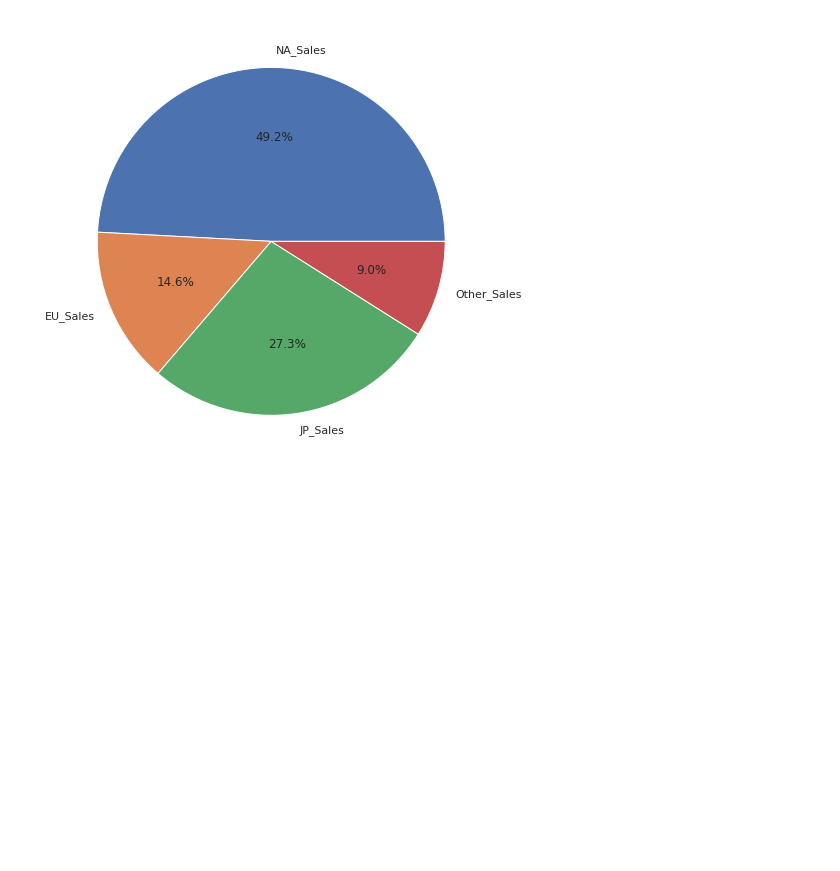
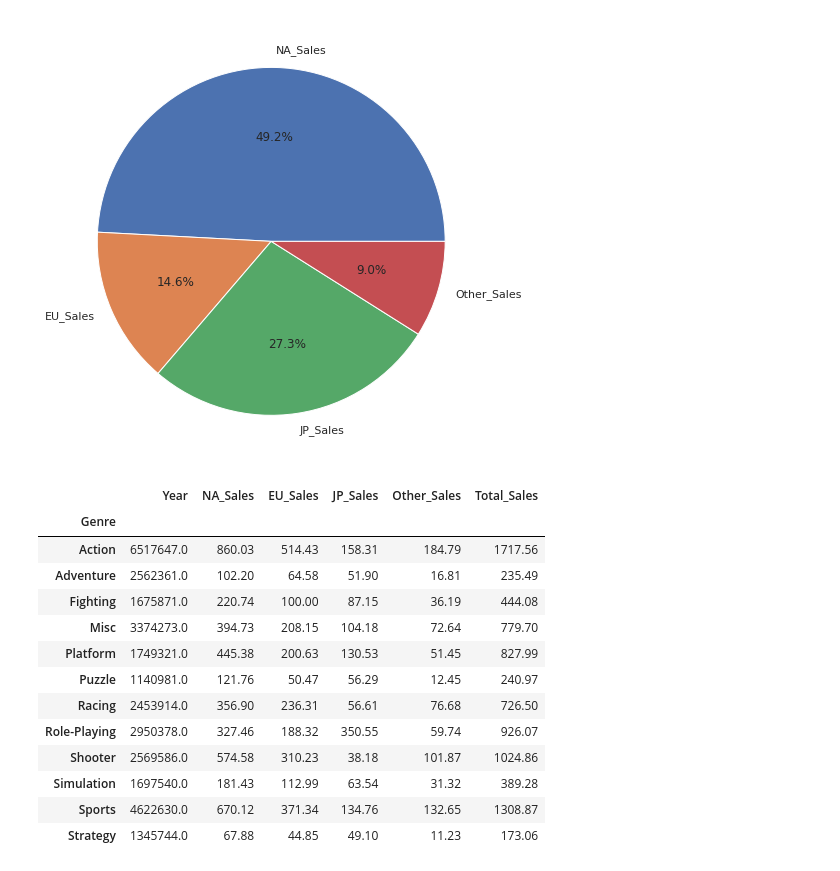
Before and after one commit to hsaurs/Projects, a Jupyter notebook: AI_06_유형석_Project1.ipynb, the cells around one changed output. Cells and saved outputs as stored; diff of their text form; code cells hidden in the pictures; blank space fills up the shorter version.

```diff
--- a/AI_06_유형석_Project1.ipynb
+++ b/AI_06_유형석_Project1.ipynb
@@ -226,0 +247,17 @@ plt.show
+# %%
+df1
+# %% [output]
+|  | Year | NA_Sales | EU_Sales | JP_Sales | Other_Sales | Total_Sales |
+| Genre |  |  |  |  |  |  |
+| Action | 6517647.0 | 860.03 | 514.43 | 158.31 | 184.79 | 1717.56 |
+| Adventure | 2562361.0 | 102.20 | 64.58 | 51.90 | 16.81 | 235.49 |
+| Fighting | 1675871.0 | 220.74 | 100.00 | 87.15 | 36.19 | 444.08 |
+| Misc | 3374273.0 | 394.73 | 208.15 | 104.18 | 72.64 | 779.70 |
+| Platform | 1749321.0 | 445.38 | 200.63 | 130.53 | 51.45 | 827.99 |
+| Puzzle | 1140981.0 | 121.76 | 50.47 | 56.29 | 12.45 | 240.97 |
+| Racing | 2453914.0 | 356.90 | 236.31 | 56.61 | 76.68 | 726.50 |
+| Role-Playing | 2950378.0 | 327.46 | 188.32 | 350.55 | 59.74 | 926.07 |
+| Shooter | 2569586.0 | 574.58 | 310.23 | 38.18 | 101.87 | 1024.86 |
+| Simulation | 1697540.0 | 181.43 | 112.99 | 63.54 | 31.32 | 389.28 |
+| Sports | 4622630.0 | 670.12 | 371.34 | 134.76 | 132.65 | 1308.87 |
+| Strategy | 1345744.0 | 67.88 | 44.85 | 49.10 | 11.23 | 173.06 |
```
Also changed, not shown: parts of 16 cells of this notebook.
